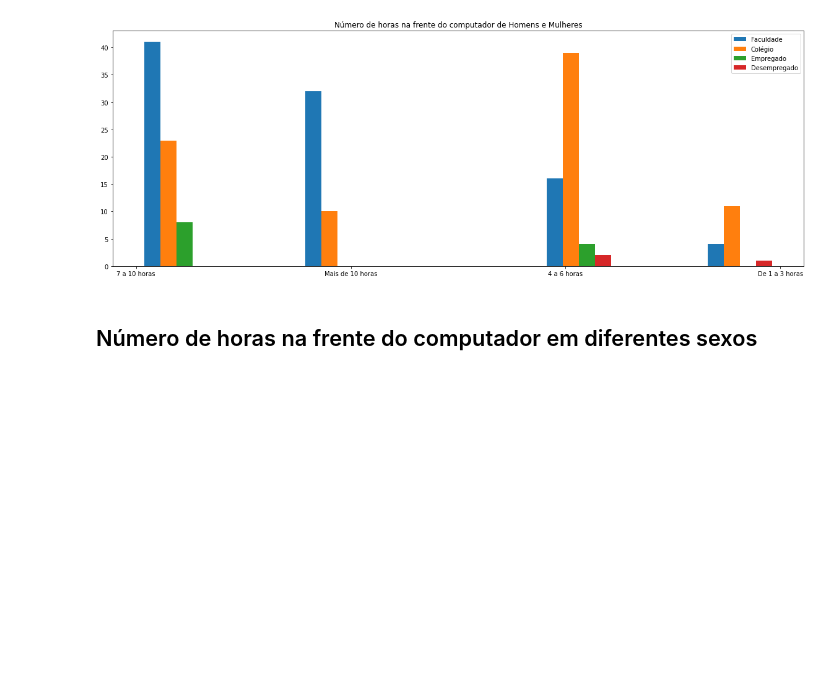
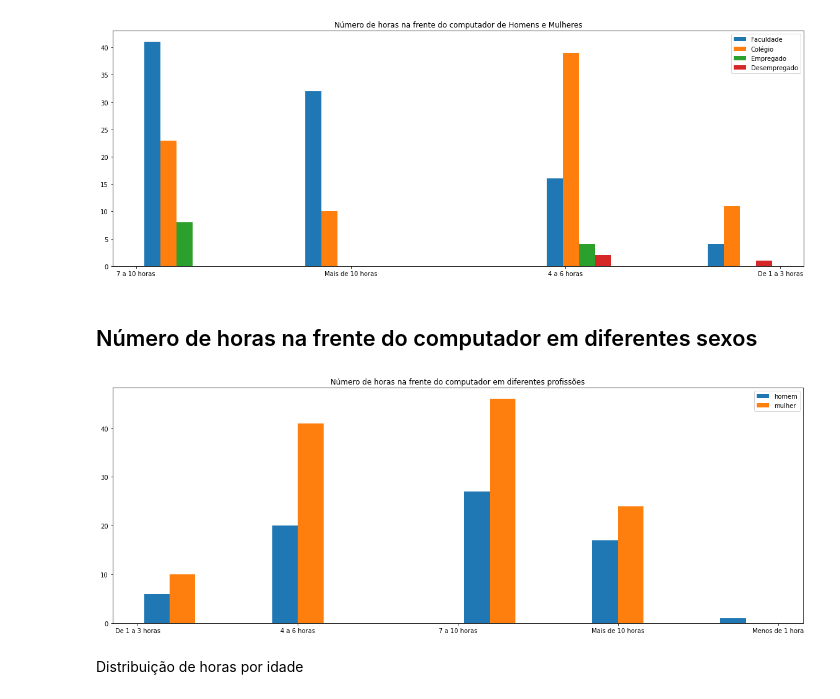
Before and after one commit to GabrielPl-1/Projeto-2-Cdados, a Jupyter notebook: Projeto 2 cdados.ipynb, the cells around one changed output. Saved outputs shown, nothing was run; the diff lists cells and outputs as text; code cells hidden in the pictures; blank space fills up the shorter version.

```diff
--- a/Projeto 2 cdados.ipynb
+++ b/Projeto 2 cdados.ipynb
@@ -201,3 +201,17 @@ plt.show()
 [figure]
 # %% [markdown]
 ## Número de horas na frente do computador em diferentes sexos
+# %%
+homem = dados.loc[dados.Gênero=="Masculino"]
+mulher = dados.loc[dados.Gênero=="Feminino"]
+# %%
+plt.figure(figsize=(20,7))
+bins = 8
+plt.hist([homem['Horas'][::-1], mulher['Horas'][::-1]], label=["homem","mulher"])
+plt.legend(loc='upper right')
+plt.title("Número de horas na frente do computador em diferentes profissões")
+plt.show()
+# %% [output]
+[figure, added]
+# %% [markdown]
+Distribuição de horas por idade
```
Also changed, not shown: parts of 11 cells of this notebook.
